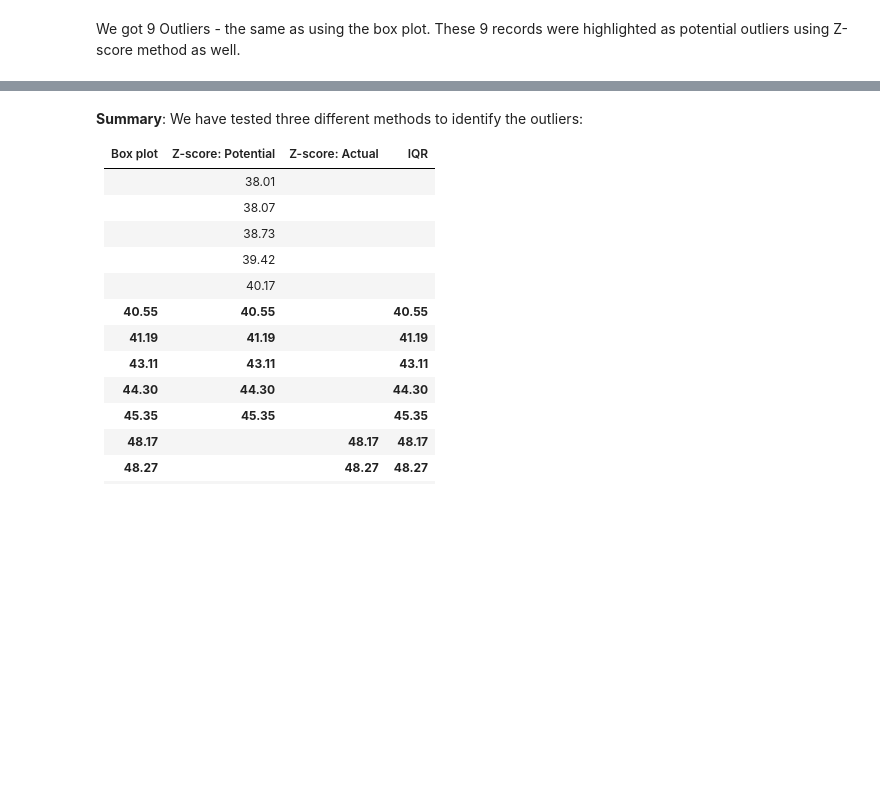
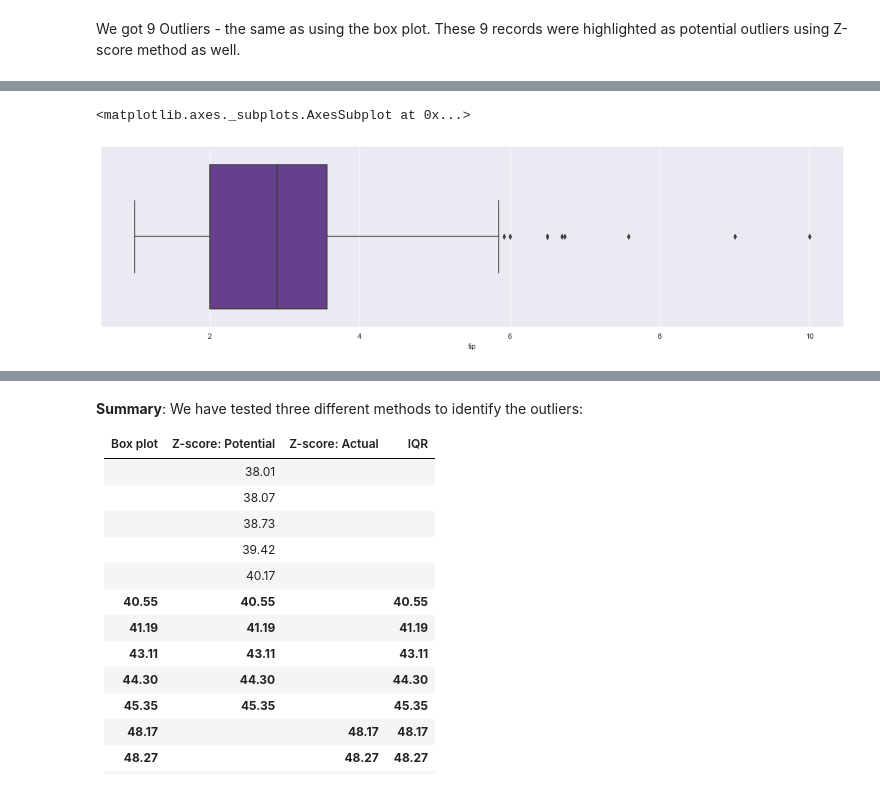
Before and after one commit to JuliaMal/Fundamentals_project, a Jupyter notebook: Tips.ipynb, the cells around one changed output, grey strips where cells are left out. Cells and saved outputs as stored; diff of their text form; code cells hidden in the pictures; blank space fills up the shorter version.

```diff
--- a/Tips.ipynb
+++ b/Tips.ipynb
@@ -325,0 +357,7 @@ We got 9 Outliers - the same as using the box plot. These 9 records were highlig
+# %%
+plt.figure(figsize=(20,5))
+
+sns.boxplot(df['tip'], color="rebeccapurple")
+# %% [output]
+<matplotlib.axes._subplots.AxesSubplot at 0x...>
+[figure, added]
```
Also changed, not shown: parts of 6 cells of this notebook, 1 other file.
